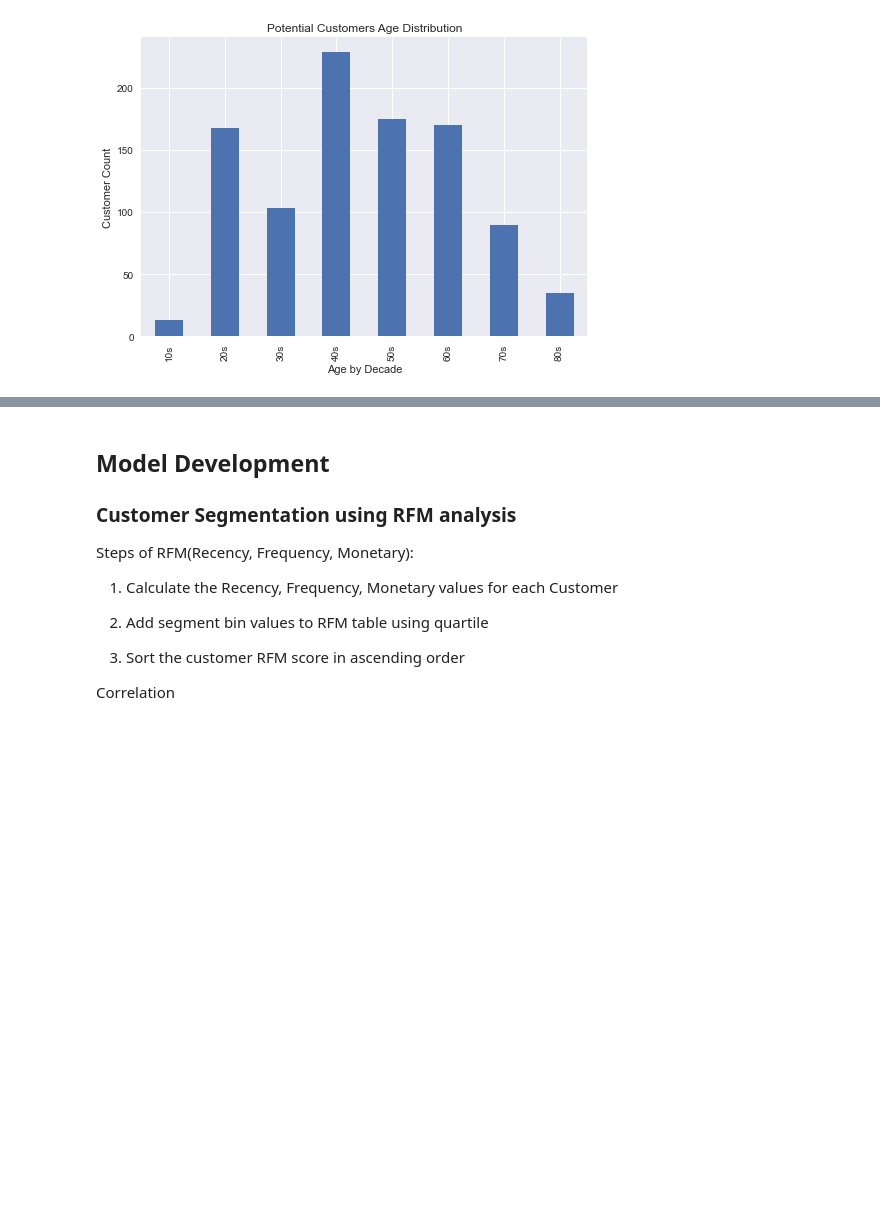
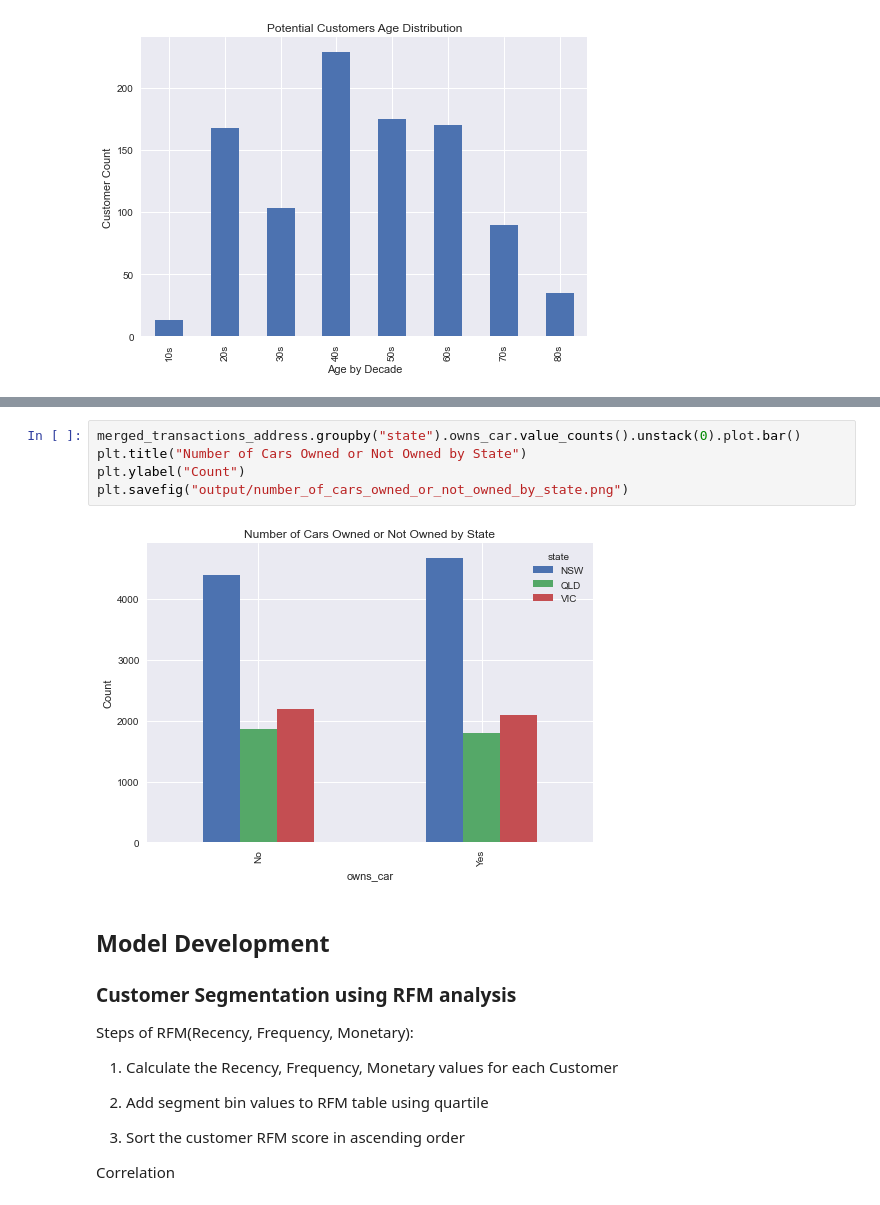
Before and after one commit to jeremychiaa/kpmg-virtual-internship, a Jupyter notebook: sprocket_script.ipynb, the cells around one changed output, grey strips where cells are left out. Saved outputs shown, nothing was run; the diff lists cells and outputs as text; blank space fills up the shorter version.

```diff
--- a/sprocket_script.ipynb
+++ b/sprocket_script.ipynb
@@ -461,3 +473,10 @@ plt.ylabel("Count")
+# %%
+merged_transactions_address.groupby("state").owns_car.value_counts().unstack(0).plot.bar()
+plt.title("Number of Cars Owned or Not Owned by State")
+plt.ylabel("Count")
+plt.savefig("output/number_of_cars_owned_or_not_owned_by_state.png")
+# %% [output]
+[figure, added]
 # %% [markdown]
 ## Model Development
 ### Customer Segmentation using RFM analysis
```
Also changed, not shown: parts of 7 cells of this notebook.
